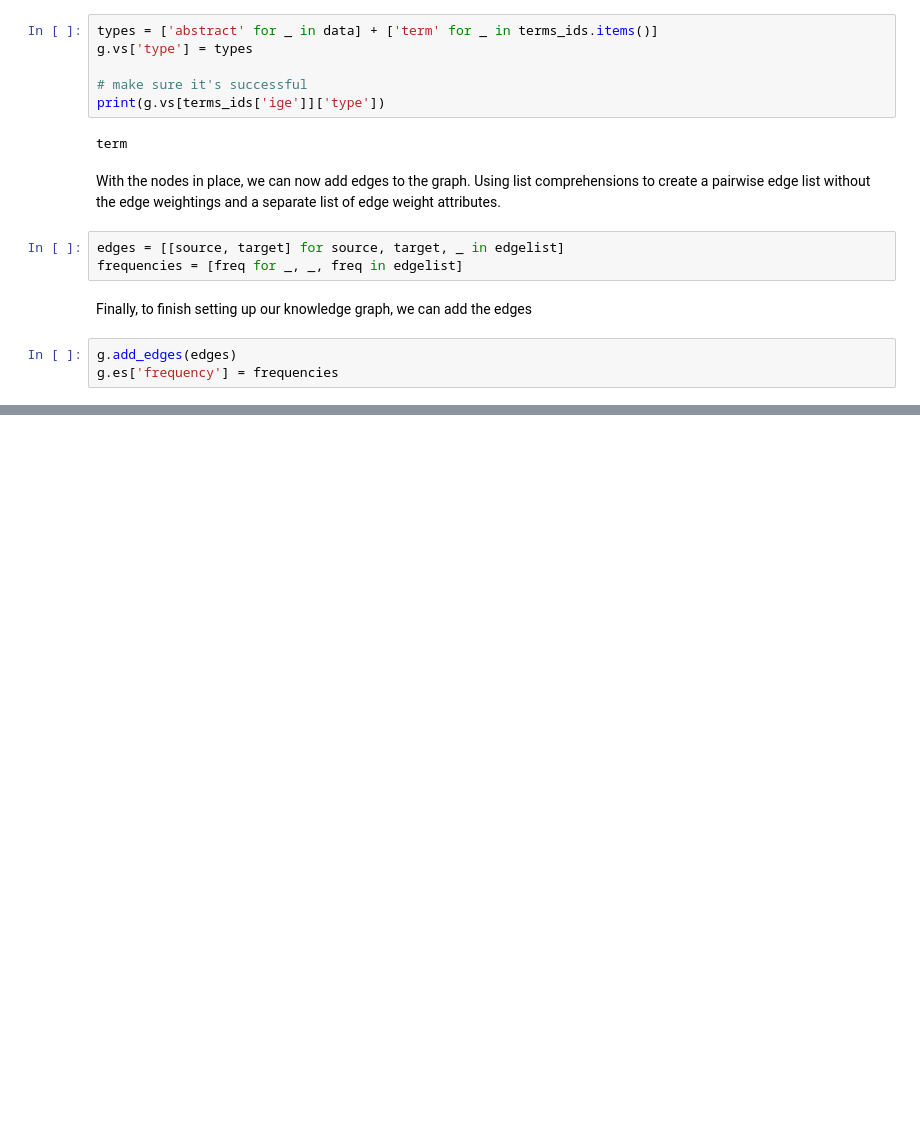
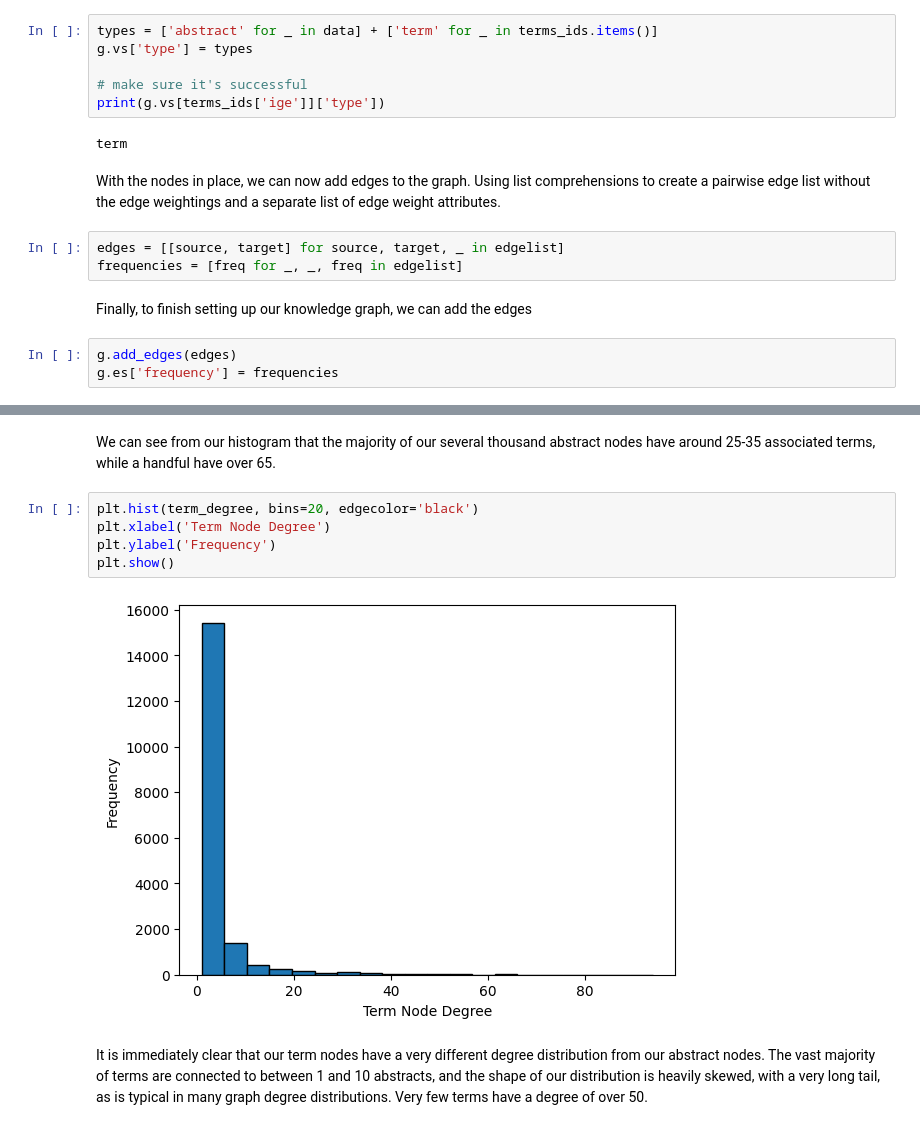
Before and after one commit to denironyx/graphCraft, a Jupyter notebook: books/graph-data-modeling-in-python/CH04/02_Building_knowledge_graph_and_community_detection.ipynb, the cells around one changed output, grey strips where cells are left out. Saved outputs shown, nothing was run; the diff lists cells and outputs as text; blank space fills up the shorter version.

```diff
--- a/books/graph-data-modeling-in-python/CH04/02_Building_knowledge_graph_and_community_detection.ipynb
+++ b/books/graph-data-modeling-in-python/CH04/02_Building_knowledge_graph_and_community_detection.ipynb
@@ -259,0 +323,14 @@ abstract
+# %% [markdown]
+We can see from our histogram that the majority of our several thousand abstract nodes have around 25-35 associated terms, while a handful have over 65.
+# %%
+plt.hist(term_degree, bins=20, edgecolor='black')
+plt.xlabel('Term Node Degree')
+plt.ylabel('Frequency')
+plt.show()
+# %% [output]
+[figure, added]
+# %% [markdown]
+It is immediately clear that our term nodes have a very different degree distribution from our
+abstract nodes. The vast majority of terms are connected to between 1 and 10 abstracts, and
+the shape of our distribution is heavily skewed, with a very long tail, as is typical in many graph
+degree distributions. Very few terms have a degree of over 50.
```
Also changed, not shown: parts of 12 cells of this notebook.
